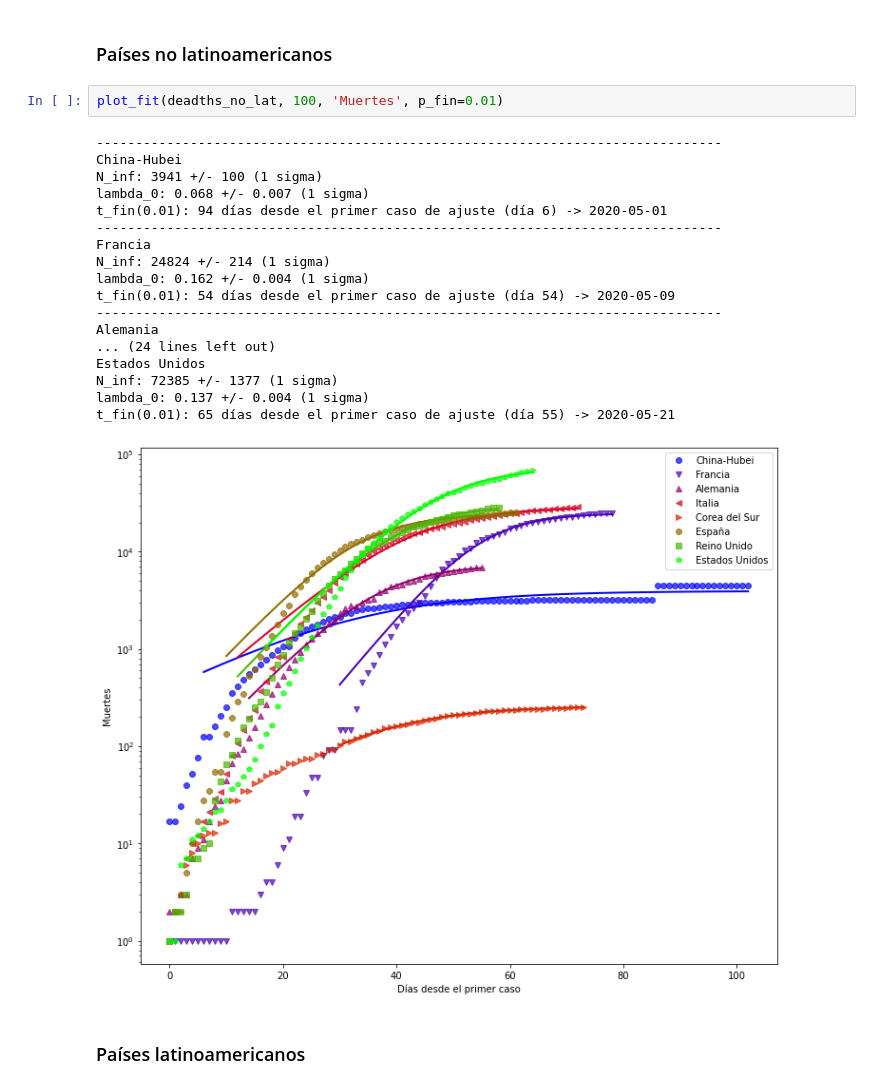
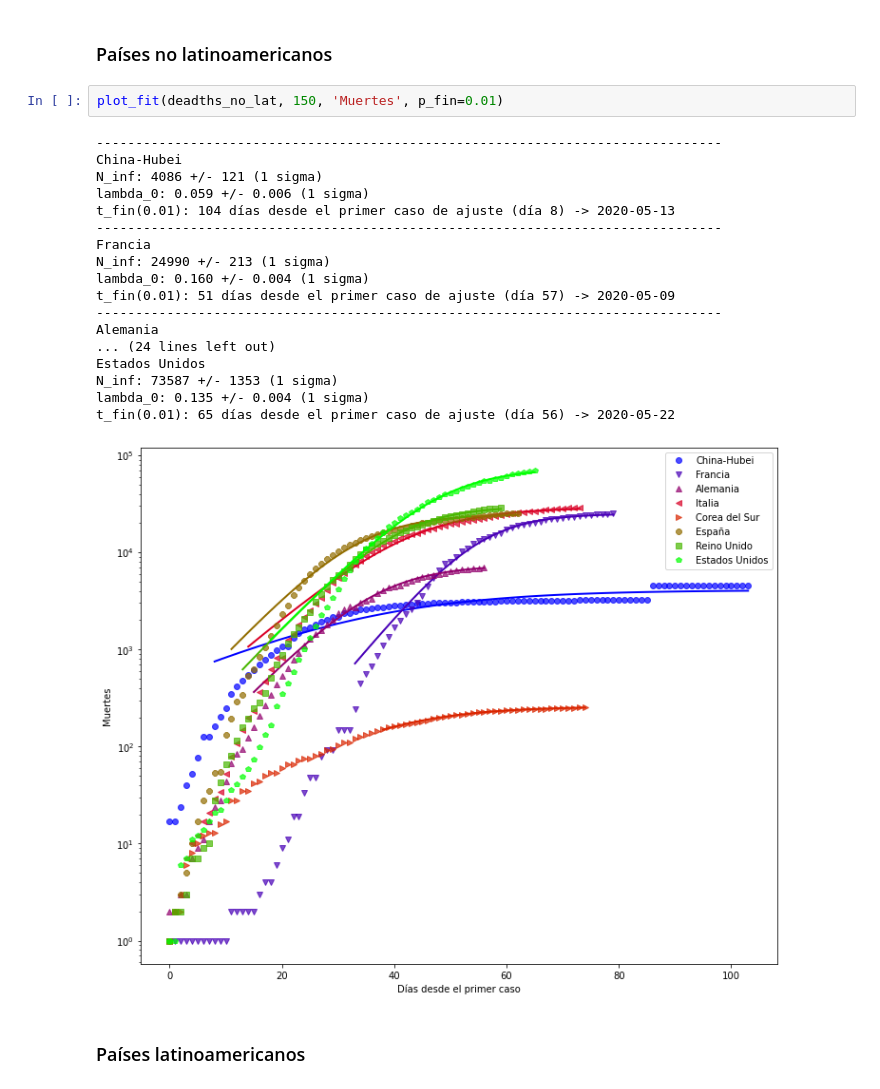
Before and after one commit to manuxch/logistic-covid19, a Jupyter notebook: Logistic_model_COVID-19.ipynb, the cells around one changed output. Drawn from its saved outputs; the diff is of its cells as text.

```diff
--- a/Logistic_model_COVID-19.ipynb
+++ b/Logistic_model_COVID-19.ipynb
@@ -253,26 +253,26 @@ El número de personas fallecidas por el COVID-19 se registra con mayor precisi
 # %% [markdown]
 ### Países no latinoamericanos
 # %%
-plot_fit(deadths_no_lat, 100, 'Muertes', p_fin=0.01)
+plot_fit(deadths_no_lat, 150, 'Muertes', p_fin=0.01)
 # %% [output]
 --------------------------------------------------------------------------------
 China-Hubei
-N_inf: 3941 +/- 100 (1 sigma)
-lambda_0: 0.068 +/- 0.007 (1 sigma)
-t_fin(0.01): 94 días desde el primer caso de ajuste (día 6) -> 2020-05-01
+N_inf: 4086 +/- 121 (1 sigma)
+lambda_0: 0.059 +/- 0.006 (1 sigma)
+t_fin(0.01): 104 días desde el primer caso de ajuste (día 8) -> 2020-05-13
 --------------------------------------------------------------------------------
 Francia
-N_inf: 24824 +/- 214 (1 sigma)
-lambda_0: 0.162 +/- 0.004 (1 sigma)
-t_fin(0.01): 54 días desde el primer caso de ajuste (día 54) -> 2020-05-09
+N_inf: 24990 +/- 213 (1 sigma)
+lambda_0: 0.160 +/- 0.004 (1 sigma)
+t_fin(0.01): 51 días desde el primer caso de ajuste (día 57) -> 2020-05-09
 --------------------------------------------------------------------------------
 Alemania
 ... (24 lines left out)
 Estados Unidos
-N_inf: 72385 +/- 1377 (1 sigma)
-lambda_0: 0.137 +/- 0.004 (1 sigma)
-t_fin(0.01): 65 días desde el primer caso de ajuste (día 55) -> 2020-05-21
+N_inf: 73587 +/- 1353 (1 sigma)
+lambda_0: 0.135 +/- 0.004 (1 sigma)
+t_fin(0.01): 65 días desde el primer caso de ajuste (día 56) -> 2020-05-22
-[figure, old version]
+[figure, new version]
 # %% [markdown]
 ### Países latinoamericanos
 # %%
```
Also changed, not shown: parts of 8 cells of this notebook.
